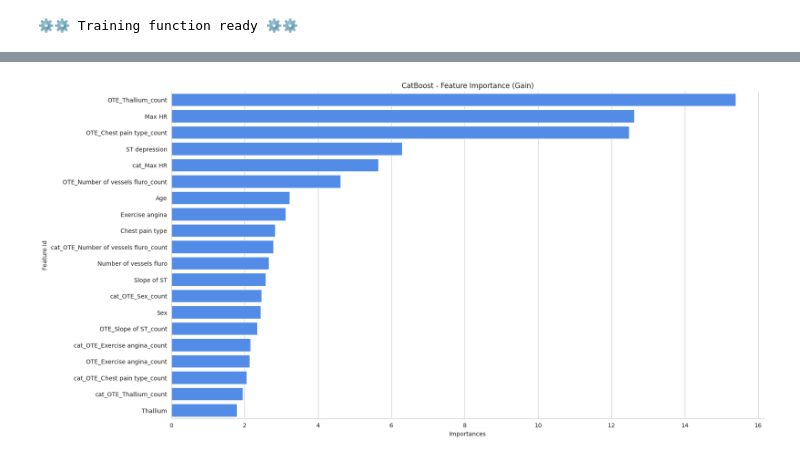
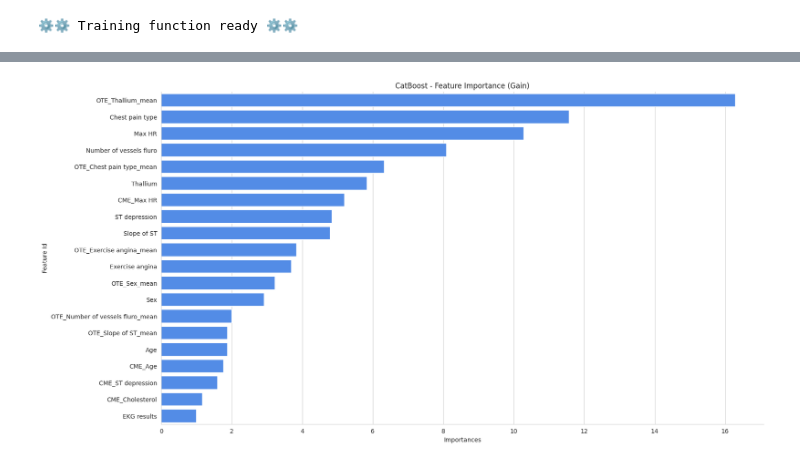
Before and after one commit to coded-sly/ps6e2-Heart-Disease, a Jupyter notebook: ps6e2-catboost-trainer.ipynb, the cells around one changed output, grey strips where cells are left out. Saved outputs shown, nothing was run; the diff lists cells and outputs as text; code cells hidden in the pictures.

```diff
--- a/ps6e2-catboost-trainer.ipynb
+++ b/ps6e2-catboost-trainer.ipynb
@@ -587,5 +529,5 @@ def orig_TE_data_propagate(orig: pd.DataFrame,
 # %%
-from sklearn.base import BaseEstimator, TransformerMixin
+from sklearn.base import BaseEstimator, TransformerMixin ## ===== Target/Category Mean ENCODERS =====
 
 class TargetEncoder(BaseEstimator, TransformerMixin):
     """
@@ -724,11 +666,31 @@ class TargetEncoder(BaseEstimator, TransformerMixin):
             X_transformed.drop(columns=self.cols_to_encode, inplace=True)
 
         return X_transformed
+
+
+class CategoryMeanTransformer(BaseEstimator, TransformerMixin):
+    def __init__(self, cat_cols=None):
+        self.cat_cols = cat_cols
+        self.mappings_ = {}
+    def fit(self, X, y):
+        X = X.copy()
+        if self.cat_cols is None:
+            self.cat_cols = X.select_dtypes(include=['category']).columns.tolist()
+        self.mappings_ = {}
+        for col in self.cat_cols:
+            df_temp = pd.DataFrame({col: X[col], 'y': y})
+            group_means = df_temp.groupby(col, dropna=False)['y'].mean()
+            sorted_categories = group_means.sort_values().index
+            self.mappings_[col] = {cat: i for i, cat in enumerate(sorted_categories)}
+        return self
+
+    def transform(self, X, y=None):
+        X = X.copy()
+        for col, mapping in self.mappings_.items():
+            if col in X.columns:
+                X[col] = X[col].map(mapping)
+        return X
 # %%
-kf = StratifiedKFold(n_splits=15, shuffle=True, random_state=SEED)
-
-all_model_predictions = {}
-
 FEATURES = [c for c in train.columns if c not in ['id', TARGET]]
 print('Total Features:', len(FEATURES))
 
@@ -879,3 +821,15 @@ def Trainer_CV(model_name, params, train_df, test_df, features, target, kf, cats
 print('⚙️⚙️ Training function ready ⚙️⚙️')
 # %% [output]
 ⚙️⚙️ Training function ready ⚙️⚙️
+# %%
+all_model_predictions = {}
+
+SEED_2 = 777
+SEED_3 = 1234
+SEED_4 = 24611
+SEED_5 = 0
+
+N_SPLITS = 15
+kf = StratifiedKFold(n_splits=N_SPLITS, shuffle=True, random_state=SEED)
+
+kf
@@ -1339,16 +1446,17 @@ for i, n in enumerate(all_model_test.columns):
 # %%
 ## -- Plot Feature Importances --
 MAX = 20
-get_model = all_model_predictions[list(all_model_predictions.keys())[-1]]
+
+get_model = all_model_predictions[list(all_model_predictions.keys())[0]]
 feature_importances = get_model['model'].get_feature_importance(prettified=True)
 
 plt.figure(figsize=(18, 10))
 ax = sns.barplot(x='Importances', y='Feature Id', data=feature_importances.head(MAX))
 ax.set_title("CatBoost - Feature Importance (Gain)")
 ax.spines['top'].set_visible(False)
 ax.spines['right'].set_visible(False)
 
 # plt.tight_layout()
 plt.show()
 # %% [output]
-[figure, old version]
+[figure, new version]
```
Also changed, not shown: parts of 14 cells of this notebook.
